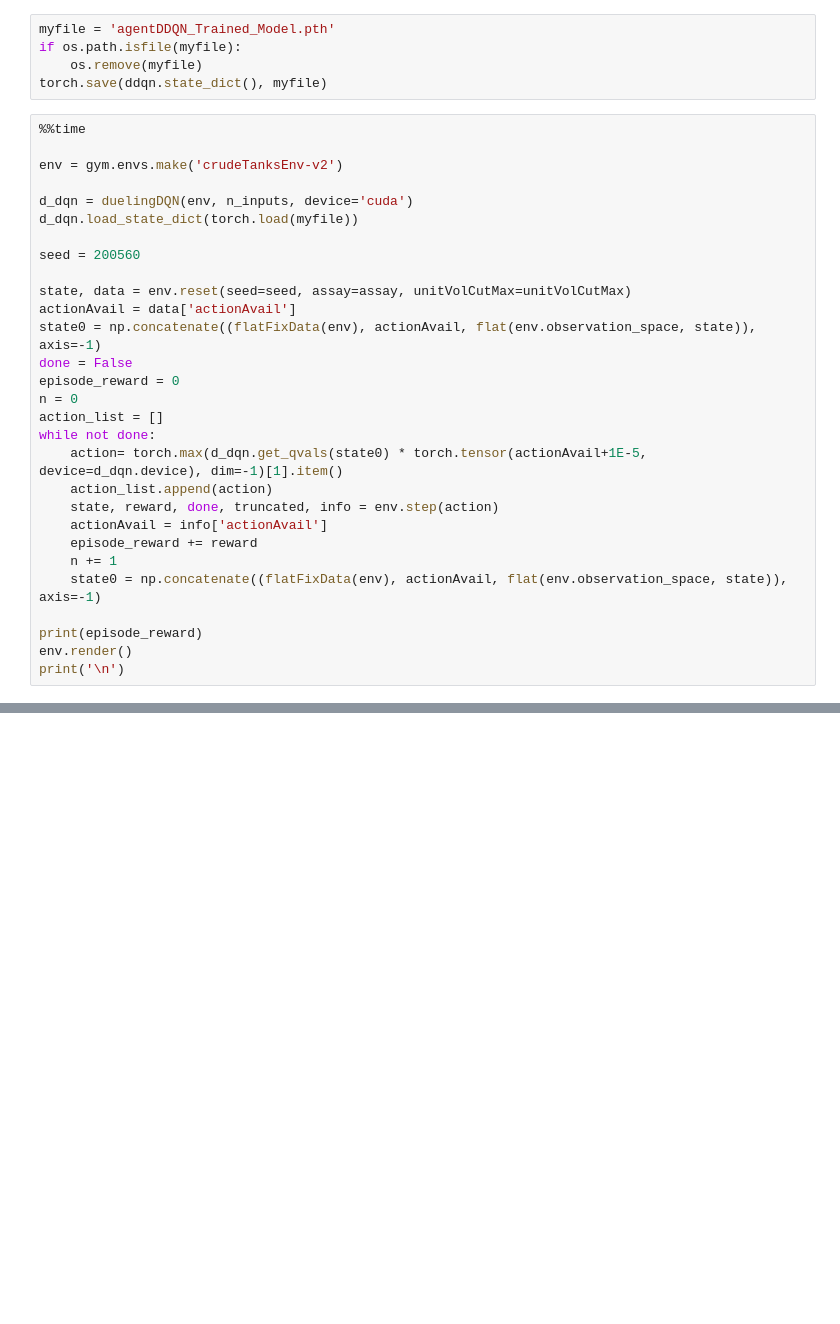
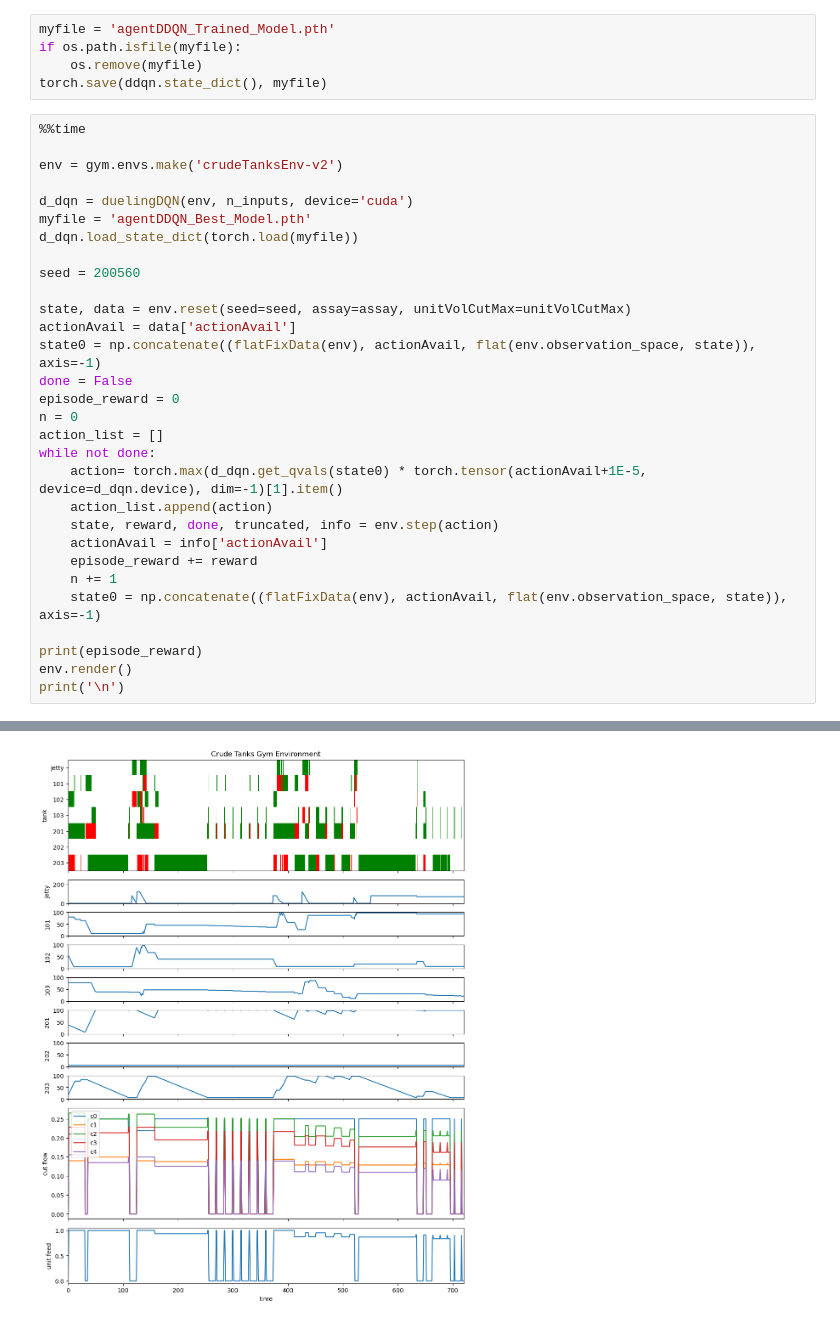
Before and after one commit to BaltiBoix/Scheduling, a Jupyter notebook: crudeSched_DuelingDQN.ipynb, the cells around one changed output, grey strips where cells are left out. Cells and saved outputs as stored; diff of their text form; blank space fills up the shorter version.

```diff
--- a/crudeSched_DuelingDQN.ipynb
+++ b/crudeSched_DuelingDQN.ipynb
@@ -472,6 +483,7 @@ torch.save(ddqn.state_dict(), myfile)
 env = gym.envs.make('crudeTanksEnv-v2')
 
 d_dqn = duelingDQN(env, n_inputs, device='cuda')
+myfile = 'agentDDQN_Best_Model.pth'
 d_dqn.load_state_dict(torch.load(myfile))
 
 seed = 200560
@@ -495,3 +507,4 @@ while not done:
 print(episode_reward)
 env.render()
 print('\n')
+# %% [output]
@@ -497,0 +516 @@ print('\n')
+[figure, added]
```
Also changed, not shown: parts of 12 cells of this notebook, 1 other file.
